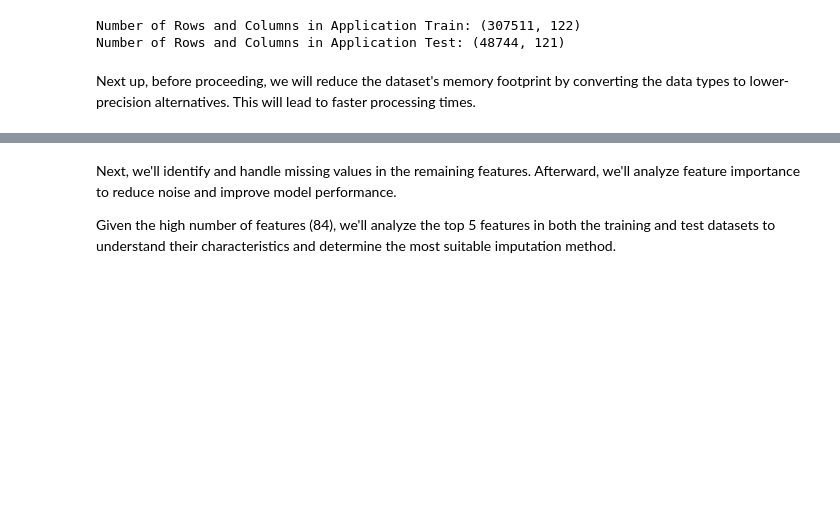
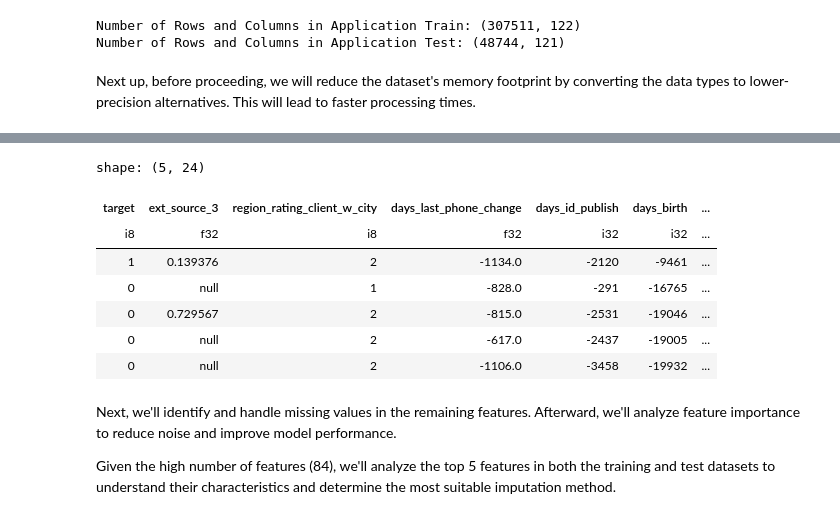
Before and after one commit to vytautas-bunevicius/retail-bank-risk-evaluation, a Jupyter notebook: notebooks/retail_bank_risk_evaluation.ipynb, the cells around one changed output, grey strips where cells are left out. Cells and saved outputs as stored; diff of their text form; code cells hidden in the pictures; blank space fills up the shorter version.

```diff
--- a/notebooks/retail_bank_risk_evaluation.ipynb
+++ b/notebooks/retail_bank_risk_evaluation.ipynb
@@ -228,3 +236,14 @@ Number of features in reduced test: 84
+# %%
+reduced_train.head()
+# %% [output]
+shape: (5, 24)
+| target | ext_source_3 | region_rating_client_w_city | days_last_phone_change | days_id_publish | days_birth | ... |
+| i8 | f32 | i8 | f32 | i32 | i32 | ... |
+| 1 | 0.139376 | 2 | -1134.0 | -2120 | -9461 | ... |
+| 0 | null | 1 | -828.0 | -291 | -16765 | ... |
+| 0 | 0.729567 | 2 | -815.0 | -2531 | -19046 | ... |
+| 0 | null | 2 | -617.0 | -2437 | -19005 | ... |
+| 0 | null | 2 | -1106.0 | -3458 | -19932 | ... |
 # %% [markdown]
 Next, we'll identify and handle missing values in the remaining features. Afterward, we'll analyze feature importance to reduce noise and improve model performance.
 
```
Also changed, not shown: parts of 5 cells of this notebook, 2 other files.
